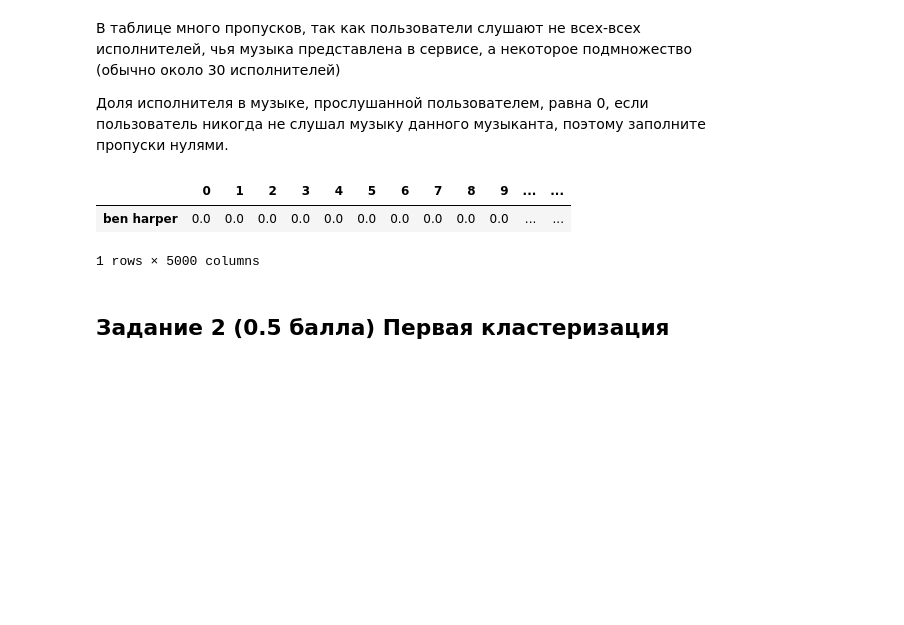
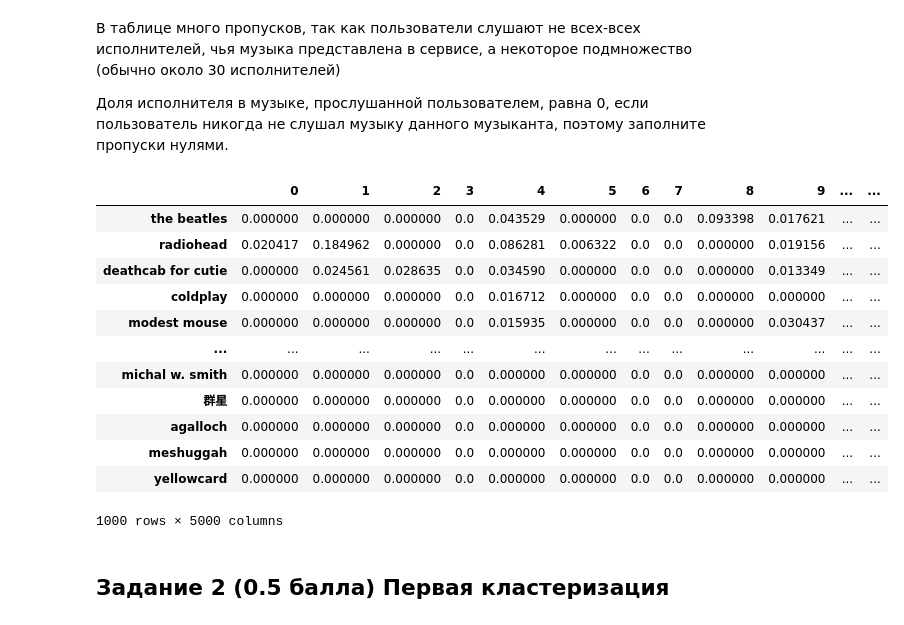
Before and after one commit to stass9966/programming-technologies, a Jupyter notebook: 2025/homeworks/hw08_boosting_clustering/hw08_boosting_clustering.ipynb, the cells around one changed output. Drawn from its saved outputs; the diff is of its cells as text; code cells hidden in the pictures; blank space fills up the shorter version.

```diff
--- a/2025/homeworks/hw08_boosting_clustering/hw08_boosting_clustering.ipynb
+++ b/2025/homeworks/hw08_boosting_clustering/hw08_boosting_clustering.ipynb
@@ -210,7 +268,10 @@ ratings.head()
 Транспонируем матрицу ratings, чтобы по строкам стояли исполнители.
 # %%
 # -- YOUR CODE HERE --
+ratings = ratings.T
 # %% [markdown]
 Выкиньте строку под названием `user`.
 # %%
 # -- YOUR CODE HERE --
+ratings = ratings.drop('user', axis=0)
+ratings
@@ -221,11 +296,23 @@ ratings.head()
 Доля исполнителя в музыке, прослушанной  пользователем, равна 0, если пользователь никогда не слушал музыку данного музыканта, поэтому заполните пропуски нулями.
 # %%
 # -- YOUR CODE HERE --
-ratings.sample()
+ratings.fillna(0, inplace=True)
+#ratings.sample()
+ratings
 # %% [output]
 |  | 0 | 1 | 2 | 3 | 4 | 5 | 6 | 7 | 8 | 9 | ... | ... |
-| ben harper | 0.0 | 0.0 | 0.0 | 0.0 | 0.0 | 0.0 | 0.0 | 0.0 | 0.0 | 0.0 | ... | ... |
+| the beatles | 0.000000 | 0.000000 | 0.000000 | 0.0 | 0.043529 | 0.000000 | 0.0 | 0.0 | 0.093398 | 0.017621 | ... | ... |
+| radiohead | 0.020417 | 0.184962 | 0.000000 | 0.0 | 0.086281 | 0.006322 | 0.0 | 0.0 | 0.000000 | 0.019156 | ... | ... |
+| deathcab for cutie | 0.000000 | 0.024561 | 0.028635 | 0.0 | 0.034590 | 0.000000 | 0.0 | 0.0 | 0.000000 | 0.013349 | ... | ... |
+| coldplay | 0.000000 | 0.000000 | 0.000000 | 0.0 | 0.016712 | 0.000000 | 0.0 | 0.0 | 0.000000 | 0.000000 | ... | ... |
+| modest mouse | 0.000000 | 0.000000 | 0.000000 | 0.0 | 0.015935 | 0.000000 | 0.0 | 0.0 | 0.000000 | 0.030437 | ... | ... |
+| ... | ... | ... | ... | ... | ... | ... | ... | ... | ... | ... | ... | ... |
+| michal w. smith | 0.000000 | 0.000000 | 0.000000 | 0.0 | 0.000000 | 0.000000 | 0.0 | 0.0 | 0.000000 | 0.000000 | ... | ... |
+| 群星 | 0.000000 | 0.000000 | 0.000000 | 0.0 | 0.000000 | 0.000000 | 0.0 | 0.0 | 0.000000 | 0.000000 | ... | ... |
+| agalloch | 0.000000 | 0.000000 | 0.000000 | 0.0 | 0.000000 | 0.000000 | 0.0 | 0.0 | 0.000000 | 0.000000 | ... | ... |
+| meshuggah | 0.000000 | 0.000000 | 0.000000 | 0.0 | 0.000000 | 0.000000 | 0.0 | 0.0 | 0.000000 | 0.000000 | ... | ... |
+| yellowcard | 0.000000 | 0.000000 | 0.000000 | 0.0 | 0.000000 | 0.000000 | 0.0 | 0.0 | 0.000000 | 0.000000 | ... | ... |
-1 rows × 5000 columns
+1000 rows × 5000 columns
 # %% [markdown]
 ## Задание 2 (0.5 балла) Первая кластеризация
 # %% [markdown]
```
Also changed, not shown: parts of 5 cells of this notebook.
